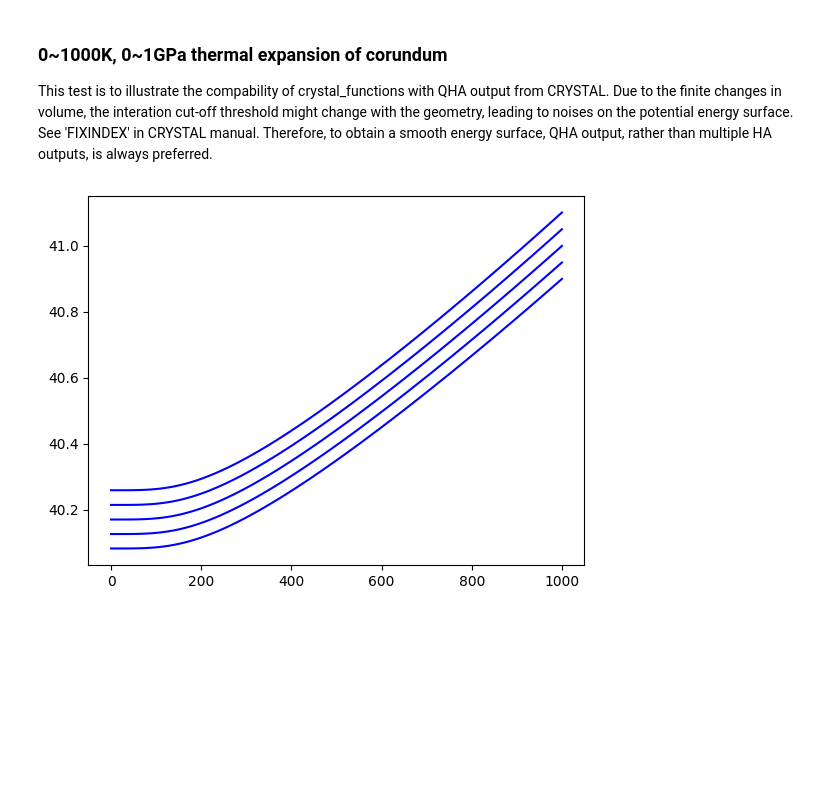
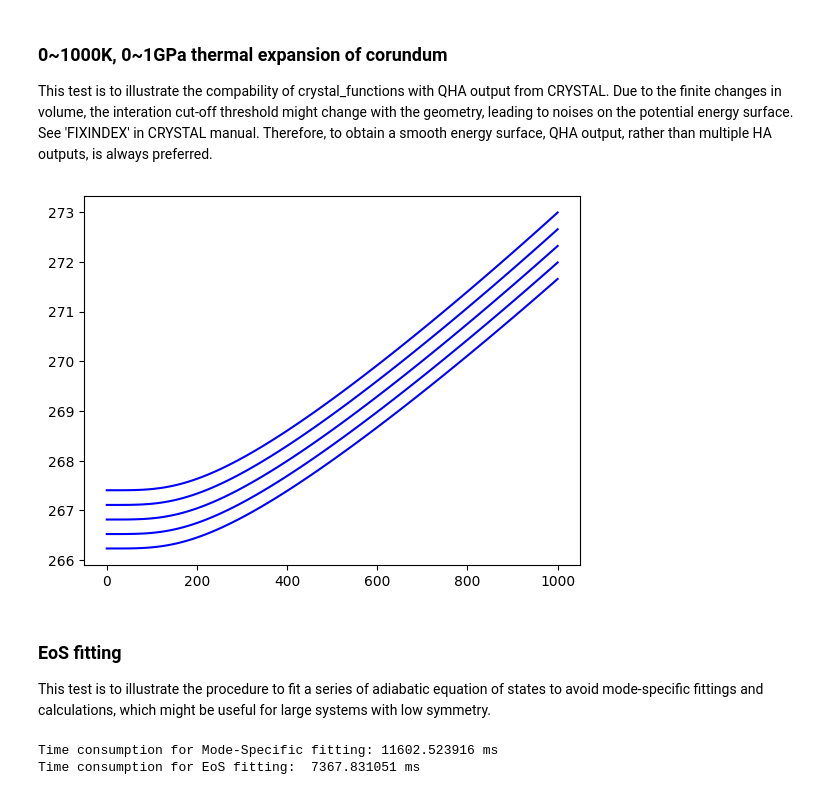
Before and after one commit to crystal-code-tools/CRYSTALpytools, a Jupyter notebook: examples/thermo-QHA.ipynb, the cells around one changed output. Drawn from its saved outputs; the diff is of its cells as text; code cells hidden in the pictures; blank space fills up the shorter version.

Commit message:
EOS fitting bebug and tutorial

```diff
--- a/examples/thermo-QHA.ipynb
+++ b/examples/thermo-QHA.ipynb
@@ -156,18 +185,51 @@ This test is to illustrate the compability of crystal_functions with QHA output
 # %%
 import numpy as np
 from crystal_functions.thermodynamics import Quasi_harmonic
 import matplotlib.pyplot as plt
 
 file = 'data/corundum.out'
 tempt = np.linspace(0, 1000, 101)
 press = np.linspace(0, 1, 5)
 
 qha = Quasi_harmonic(write_out=False).from_QHA_file(file)
 qha.thermodynamics(temperature=tempt, pressure=press, eos_method='birch_murnaghan',
                    poly_order=[3], min_method='BFGS')
 
 for v_p in qha.equilibrium_volume:
-    v_p = v_p * 0.602214 / 4 # Angstrom^3 to cm^3/mol
     plt.plot(tempt, v_p, '-b')
+
+plt.show()
 # %% [output]
-[figure, old version]
+[figure, new version]
+# %% [markdown]
+### EoS fitting
+
+This test is to illustrate the procedure to fit a series of adiabatic equation of states to avoid mode-specific fittings and calculations, which might be useful for large systems with low symmetry.
+# %%
+import numpy as np
+from crystal_functions.thermodynamics import Quasi_harmonic
+import time
+
+file_list = ['data/QHA/f1-m4freq.out', 'data/QHA/f1-p4freq.out',
+             'data/QHA/f1-p8freq.out', 'data/QHA/f1-r0freq.out']
+tempt = np.array([20, 50, 80, 150, 200, 250, 330], dtype=float)
+press = [0.]
+
+tbg = time.perf_counter()
+# Mode-specific
+mode = Quasi_harmonic(write_out=False).from_HA_files(file_list, overlap=0.4)
+mode.thermodynamics(temperature=tempt, pressure=press, eos_method='birch_murnaghan',
+                    poly_order=[3], min_method='BFGS', mutewarning=True)
+
+tmode = time.perf_counter()
+# EoS
+eos = Quasi_harmonic(write_out=False).from_HA_files(file_list, sort_phonon=False)
+eos.eos_thermodynamics(temperature=tempt, pressure=press, eos_method='birch_murnaghan',
+                       poly_order=[3], mutewarning=True)
+
+teos = time.perf_counter()
+print('Time consumption for Mode-Specific fitting: %12.6f ms' % ((tmode - tbg) * 1e3))
+print('Time consumption for EoS fitting: %12.6f ms' % ((teos - tmode) * 1e3))
+# %% [output]
+Time consumption for Mode-Specific fitting: 11602.523916 ms
+Time consumption for EoS fitting:  7367.831051 ms
```
Also changed, not shown: parts of 7 cells of this notebook, 4 other files.
